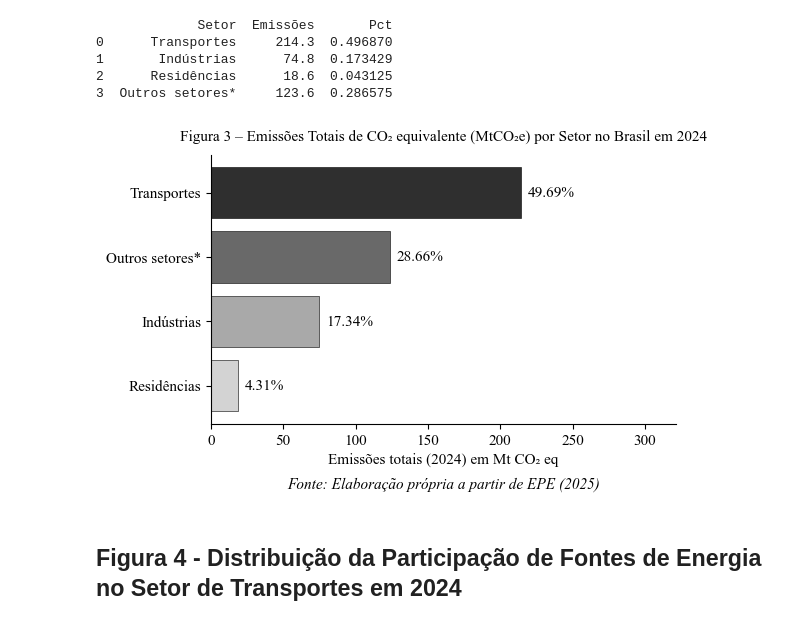
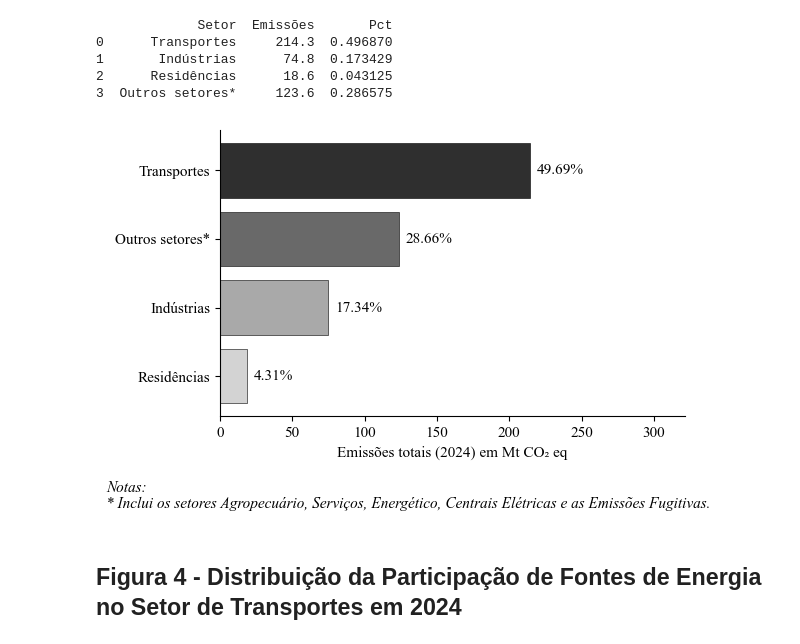
Before and after one commit to noguilhermee/mip-energia, a Jupyter notebook: app/Initial Plots.ipynb, the cells around one changed output. Drawn from its saved outputs; the diff is of its cells as text; code cells hidden in the pictures.

```diff
--- a/app/Initial Plots.ipynb
+++ b/app/Initial Plots.ipynb
@@ -190,7 +237,7 @@ plt.show()
 ## Figura 3 - Emissões Totais de CO₂ equivalente (MtCO₂e) por Setor no Brasil em 2024
 # %%
 # Lendo dos dados
-df_3 = pd.read_excel("../data/graphs/dados-epe-graficos.xlsx", sheet_name="Figura 3", skiprows=1)
+df_3 = pd.read_excel("../data/dados-epe-graficos.xlsx", sheet_name="Figura 3", skiprows=1)
 
 # Mantém apenas as primeiras 10 linhas
 df_3 = df_3.iloc[:4]
@@ -216,38 +263,50 @@ TAMANHO_FONTE = 11
 
 # 8cm ≈ 3.15 polegadas
 fig, ax = plt.subplots(figsize=(6, 4))
 
 # Paleta na escala de cinza: do mais claro (menor) para o mais escuro (maior)
 colors = ['#D3D3D3', '#A9A9A9', '#696969', '#2F2F2F']
 
 # Gráfico de barras horizontais
 bars = ax.barh(df_3['Setor'], df_3['Emissões'], color=colors, edgecolor='black', linewidth=0.4)
 
 # Rótulos de dados: apenas a porcentagem (0,00%)
 for i, bar in enumerate(bars):
     width = bar.get_width()
     pct = df_3.iloc[i]['Pct']
     label = f'{pct*100:.2f}%'
 
     ax.text(width + 5, bar.get_y() + bar.get_height()/2,
             label, ha='left', va='center', fontsize=TAMANHO_FONTE)
 
 # Formatação de Eixos e Limpeza Visual
 ax.set_xlabel('Emissões totais (2024) em Mt CO₂ eq', fontsize=TAMANHO_FONTE)
 ax.tick_params(axis='both', labelsize=TAMANHO_FONTE)
 ax.set_xlim(0, max(df_3['Emissões']) * 1.5) # Espaço para o rótulo %
 
 ax.spines['right'].set_visible(False)
 ax.spines['top'].set_visible(False)
 
-plt.title("Figura 3 – Emissões Totais de CO₂ equivalente (MtCO₂e) por Setor no Brasil em 2024", fontsize=TAMANHO_FONTE, fontweight='normal', pad=10, family='serif')
-ax.annotate("Fonte: Elaboração própria a partir de EPE (2025)", xy=(0.5, -0.2), xycoords='axes fraction', ha='center', va='top', fontsize=TAMANHO_FONTE, family='serif', style='italic')
-plt.tight_layout()
+# plt.title("Figura 3 – Emissões Totais de CO₂ equivalente (MtCO₂e) por Setor no Brasil em 2024", fontsize=TAMANHO_FONTE, fontweight='normal', pad=10, family='serif')
+# ax.annotate("Fonte: Elaboração própria a partir de EPE (2025)", xy=(0.5, -0.2), xycoords='axes fraction', ha='center', va='top', fontsize=TAMANHO_FONTE, family='serif', style='italic')
+# Nota no canto inferior esquerdo (dentro do PDF)
+fig.text(
+    0.01, 0.01,
+    "Notas:\n"
+    "* Inclui os setores Agropecuário, Serviços, Energético, Centrais Elétricas e as Emissões Fugitivas.",
+    ha='left', va='bottom',
+    fontsize=TAMANHO_FONTE,
+    family='serif',
+    style='italic'
+)
 
-plt.savefig('../data/graphs/chart3.png', dpi=600, bbox_inches='tight')
+# Reserva espaço inferior para a nota
+plt.tight_layout(rect=[0, 0.10, 1, 1])
+
+plt.savefig('../data/graphs/emissoes-co2-2024.pdf', dpi=600, bbox_inches='tight')
 plt.show()
 # %% [output]
-[figure, old version]
+[figure, new version]
 # %% [markdown]
 ## Figura 4 - Distribuição da Participação de Fontes de Energia no Setor de Transportes em 2024
 # %%
```
Also changed, not shown: parts of 6 cells of this notebook, 20 other files.
